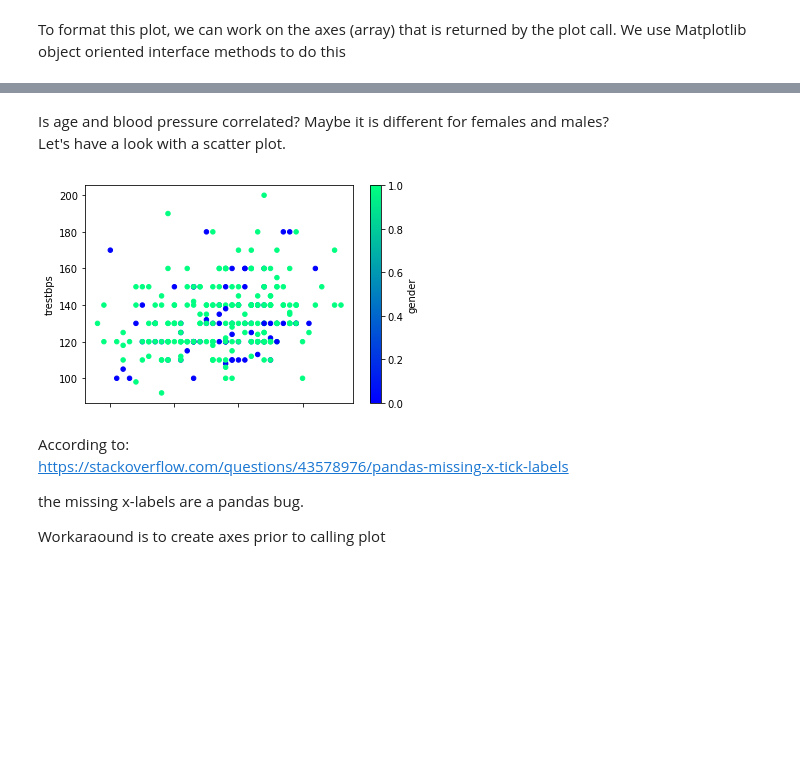
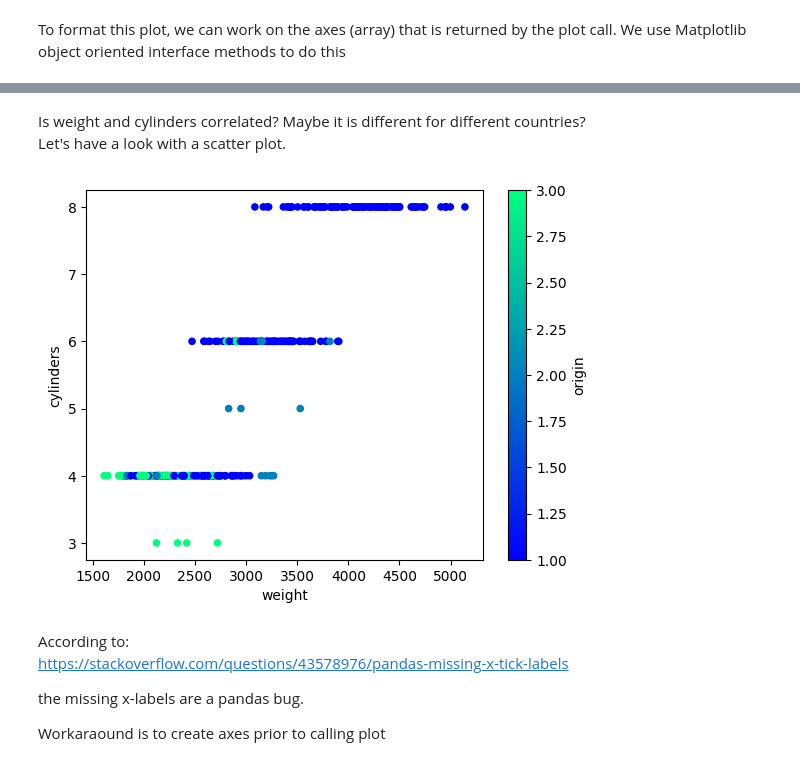
Before and after one commit to ENSF611/lab0-data-and-visualization-review-itadityaa, a Jupyter notebook: lab0-visualization.ipynb, the cells around one changed output, grey strips where cells are left out. Cells and saved outputs as stored; diff of their text form; code cells hidden in the pictures; blank space fills up the shorter version.

Commit message:
Update lab0-visualization.ipynb
Updated the scatter plot to visualize the correlation between weight and cylinders if there is any.

```diff
--- a/lab0-visualization.ipynb
+++ b/lab0-visualization.ipynb
@@ -147,10 +147,10 @@ AttributeError: 'numpy.ndarray' object has no attribute 'set'
 # %% [markdown]
-Is age and blood pressure correlated? Maybe it is different for females and males?
+Is weight and cylinders correlated? Maybe it is different for different countries?
 Let's have a look with a scatter plot.
 # %%
-data.plot.scatter('age', 'trestbps', c='gender', colormap='winter');
+data.plot.scatter('weight', 'cylinders', c='origin', colormap='winter');
 # %% [output]
-[figure, old version]
+[figure, new version]
 # %% [markdown]
 According to:
 https://stackoverflow.com/questions/43578976/pandas-missing-x-tick-labels
```
Also changed, not shown: parts of 2 cells of this notebook.
